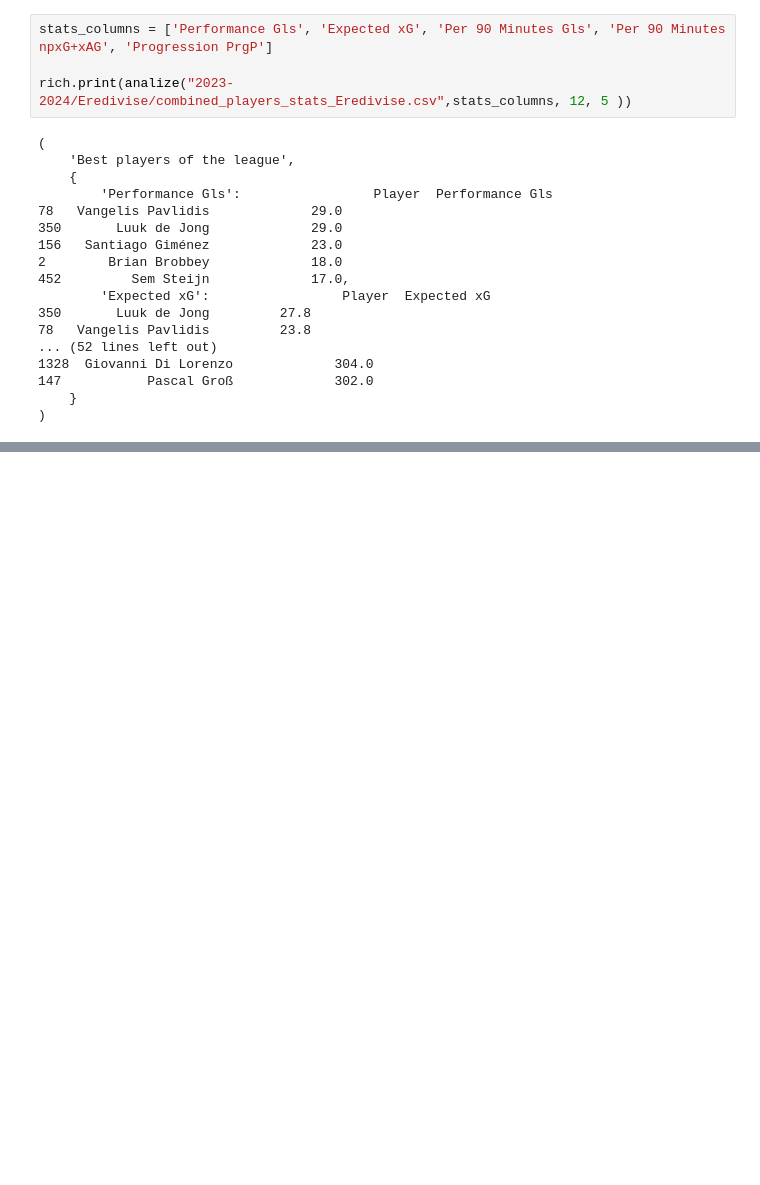
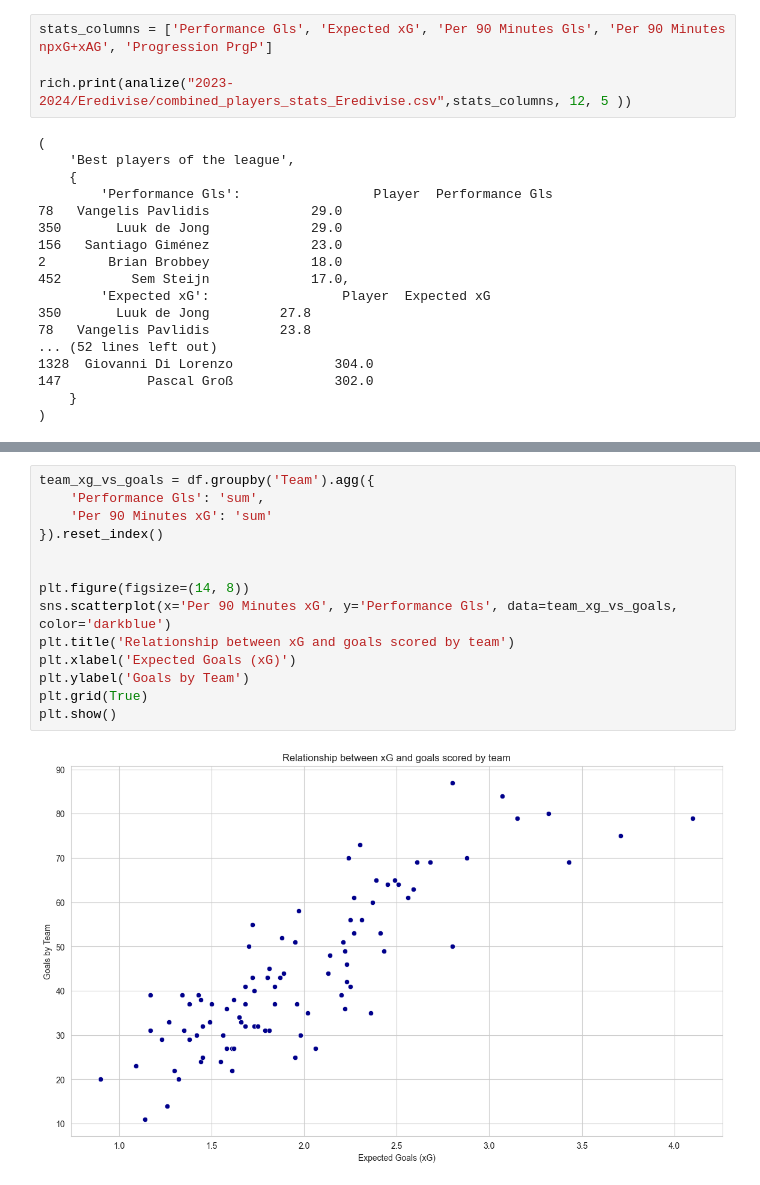
Before and after one commit to dyomed93/Scraping-Analysis-FbRef, a Jupyter notebook: analysis.ipynb, the cells around one changed output, grey strips where cells are left out. Saved outputs shown, nothing was run; the diff lists cells and outputs as text; blank space fills up the shorter version.

```diff
--- a/analysis.ipynb
+++ b/analysis.ipynb
@@ -226,0 +264,16 @@ rich.print(analize("2023-2024/Eredivise/combined_players_stats_Eredivise.csv",st
+# %%
+team_xg_vs_goals = df.groupby('Team').agg({
+    'Performance Gls': 'sum',
+    'Per 90 Minutes xG': 'sum'
+}).reset_index()
+
+
+plt.figure(figsize=(14, 8))
+sns.scatterplot(x='Per 90 Minutes xG', y='Performance Gls', data=team_xg_vs_goals, color='darkblue')
+plt.title('Relationship between xG and goals scored by team')
+plt.xlabel('Expected Goals (xG)')
+plt.ylabel('Goals by Team')
+plt.grid(True)
+plt.show()
+# %% [output]
+[figure, added]
```
Also changed, not shown: parts of 8 cells of this notebook.
